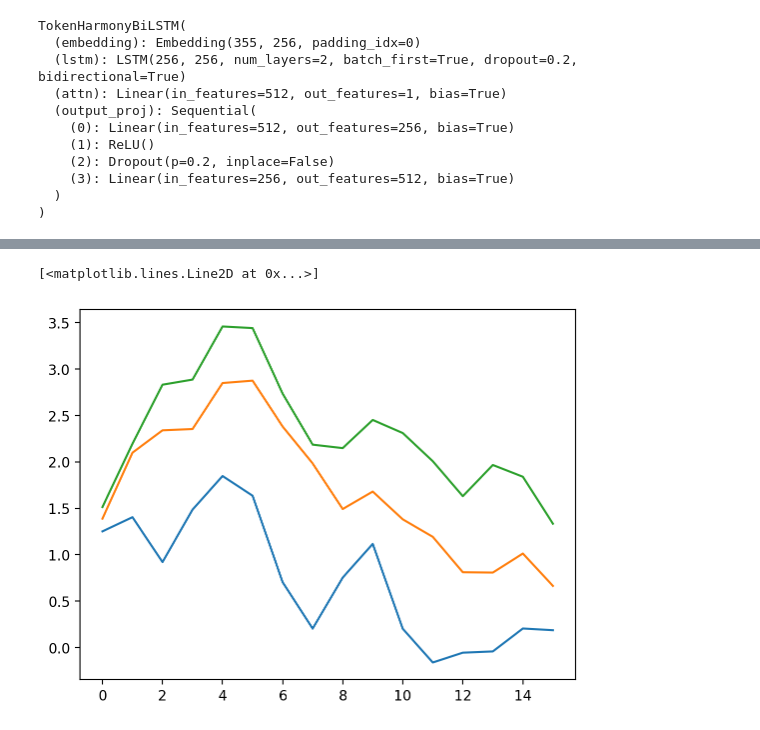
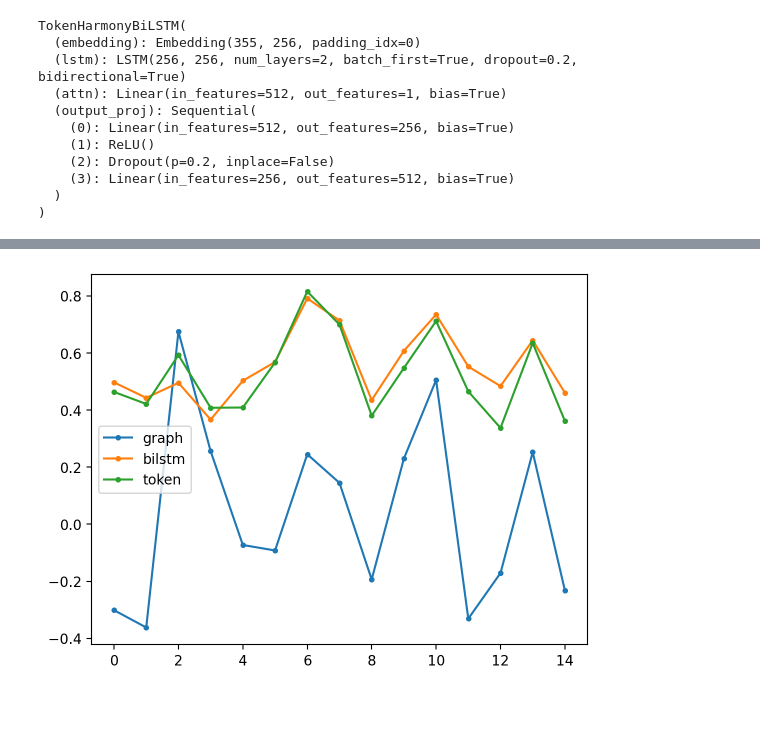
Before and after one commit to maximoskp/GraphMelHarm, a Jupyter notebook: test_eval.ipynb, the cells around one changed output, grey strips where cells are left out. Saved outputs shown, nothing was run; the diff lists cells and outputs as text; code cells hidden in the pictures.

```diff
--- a/test_eval.ipynb
+++ b/test_eval.ipynb
@@ -43,7 +43,13 @@ TokenHarmonyBiLSTM(
   )
 )
 # %%
-in_seq = 'b_C#:hdim7_@4b_D:hdim7_@4'
+# in_seq = 'b_C#:hdim7_@4b_D:hdim7_@4'
+# in_seq = 'b_A#:7_@2;A:min6_@2'
+# in_seq = 'b_E:7_@2;A:min_@2'
+in_seq = 'b_E:7_@4b_A:min_@4'
+# in_seq = 'b_A:min_@4b_E:7_@4'
+# in_seq = 'b_D:min7_@4b_B:hdim7_@4'
+# in_seq = 'b_B:hdim7_@4b_D:min7_@4'
 # %%
 y_graph = get_graph_embeddings_from_string_with_model(in_seq, graph_model)
 y_bilstm = get_bilstm_embeddings_from_string_with_model(in_seq, bilstm_model)
@@ -52,8 +58,9 @@ y_token_bilstm = get_token_bilstm_embeddings_from_string_with_model(in_seq, toke
 # tokenize file
 files_root = 'midi_tests'
 file_names = os.listdir(files_root)
+file_name = file_names[3]
 
-file_path = os.path.join(files_root, file_names[0])
+file_path = os.path.join(files_root, file_name)
 print(file_path)
 
 tokenized = tokenizer.encode(file_path)
@@ -79,10 +86,9 @@ tensor([ 78,  78, 216])
 cos = torch.nn.CosineSimilarity()
 # prepare a 16-bar zero background for similarity per bar
 per_bar_similarity = {
-    'graph': np.zeros(16),
-    'bilstm': np.zeros(16),
-    'token': np.zeros(16)
+    'graph': np.zeros(15),
+    'bilstm': np.zeros(15),
+    'token': np.zeros(15)
 }
-per_bar_normalizer = np.zeros(16)
 # %%
 num_seg_lens = 0
@@ -130,7 +140,11 @@ bar_start: 08 - bar_end: 16 - g: 0.2075 | b: 0.0353 | t: 0.4506
 # %%
-plt.plot(per_bar_similarity['graph'])
-plt.plot(per_bar_similarity['bilstm'])
-plt.plot(per_bar_similarity['token'])
+figs_folder = 'figs/similarity_tests/'
+os.makedirs(figs_folder, exist_ok=True)
+
+plt.plot(per_bar_similarity['graph'], '.-')
+plt.plot(per_bar_similarity['bilstm'], '.-')
+plt.plot(per_bar_similarity['token'], '.-')
+plt.legend(['graph', 'bilstm', 'token'])
+plt.savefig(f'{figs_folder}/{file_name}_{in_seq}.png', dpi=300)
 # %% [output]
-[<matplotlib.lines.Line2D at 0x...>]
-[figure, old version]
+[figure, new version]
```
Also changed, not shown: parts of 5 cells of this notebook, 26 other files.
